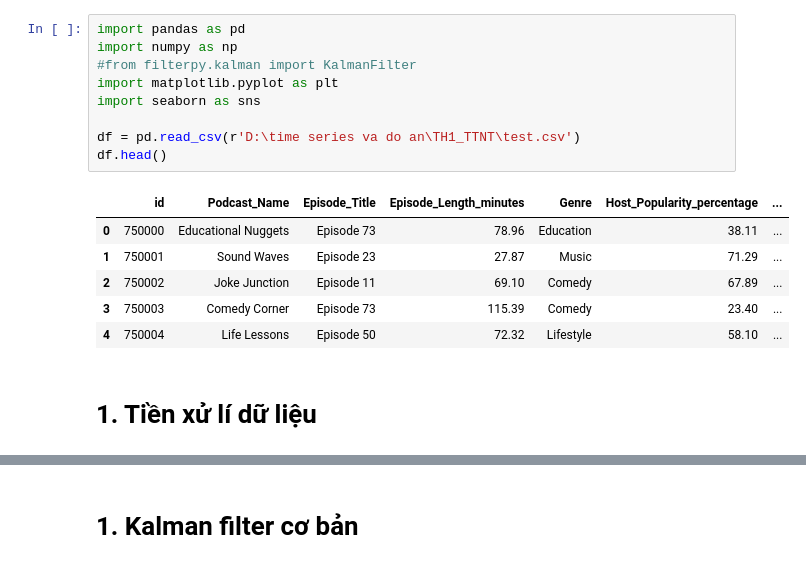
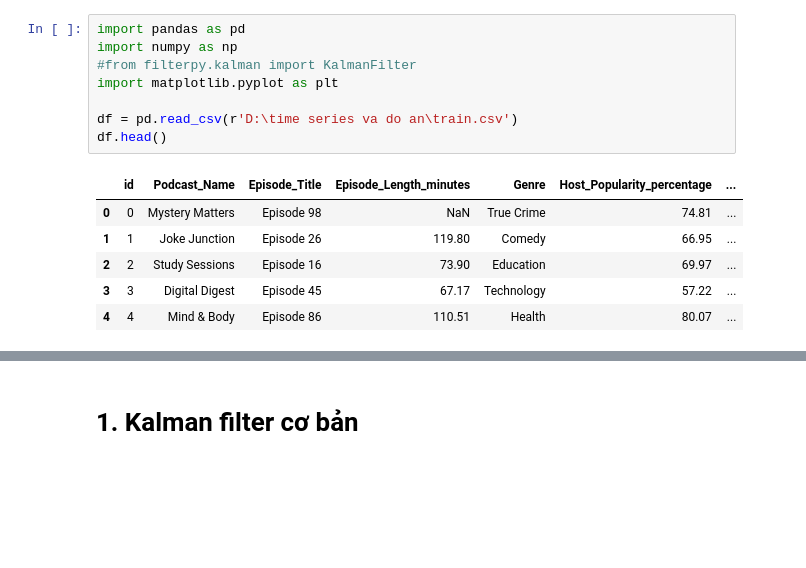
Before and after one commit to TuanTinhTao/Th1_TSeries, a Jupyter notebook: kalman_train.ipynb, the cells around one changed output, grey strips where cells are left out. Saved outputs shown, nothing was run; the diff lists cells and outputs as text; blank space fills up the shorter version.

```diff
--- a/kalman_train.ipynb
+++ b/kalman_train.ipynb
@@ -1,18 +1,15 @@
 # %%
 import pandas as pd
 import numpy as np
 #from filterpy.kalman import KalmanFilter
 import matplotlib.pyplot as plt
-import seaborn as sns
 
-df = pd.read_csv(r'D:\time series va do an\TH1_TTNT\test.csv')
+df = pd.read_csv(r'D:\time series va do an\train.csv')
 df.head()
 # %% [output]
 |  | id | Podcast_Name | Episode_Title | Episode_Length_minutes | Genre | Host_Popularity_percentage | ... |
-| 0 | 750000 | Educational Nuggets | Episode 73 | 78.96 | Education | 38.11 | ... |
-| 1 | 750001 | Sound Waves | Episode 23 | 27.87 | Music | 71.29 | ... |
-| 2 | 750002 | Joke Junction | Episode 11 | 69.10 | Comedy | 67.89 | ... |
-| 3 | 750003 | Comedy Corner | Episode 73 | 115.39 | Comedy | 23.40 | ... |
-| 4 | 750004 | Life Lessons | Episode 50 | 72.32 | Lifestyle | 58.10 | ... |
+| 0 | 0 | Mystery Matters | Episode 98 | NaN | True Crime | 74.81 | ... |
+| 1 | 1 | Joke Junction | Episode 26 | 119.80 | Comedy | 66.95 | ... |
+| 2 | 2 | Study Sessions | Episode 16 | 73.90 | Education | 69.97 | ... |
+| 3 | 3 | Digital Digest | Episode 45 | 67.17 | Technology | 57.22 | ... |
+| 4 | 4 | Mind & Body | Episode 86 | 110.51 | Health | 80.07 | ... |
-# %% [markdown]
-# 1. Tiền xử lí dữ liệu
```
Also changed, not shown: parts of 17 cells of this notebook.
